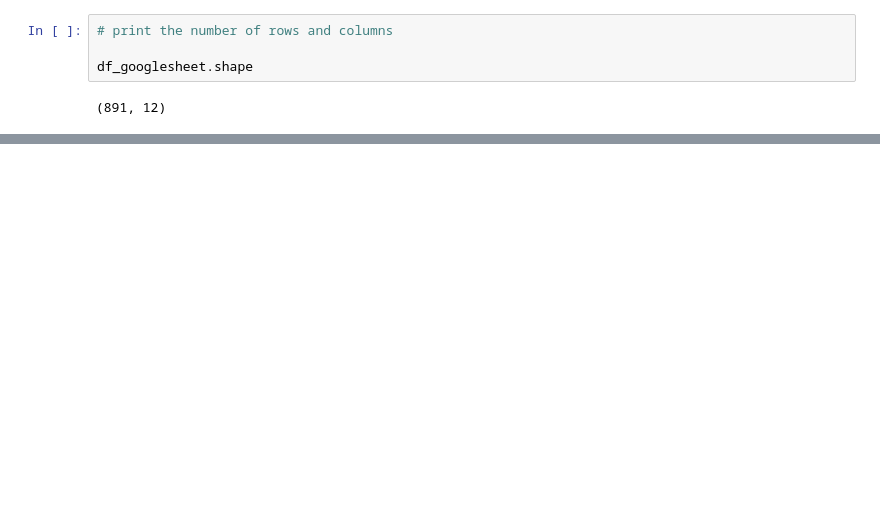
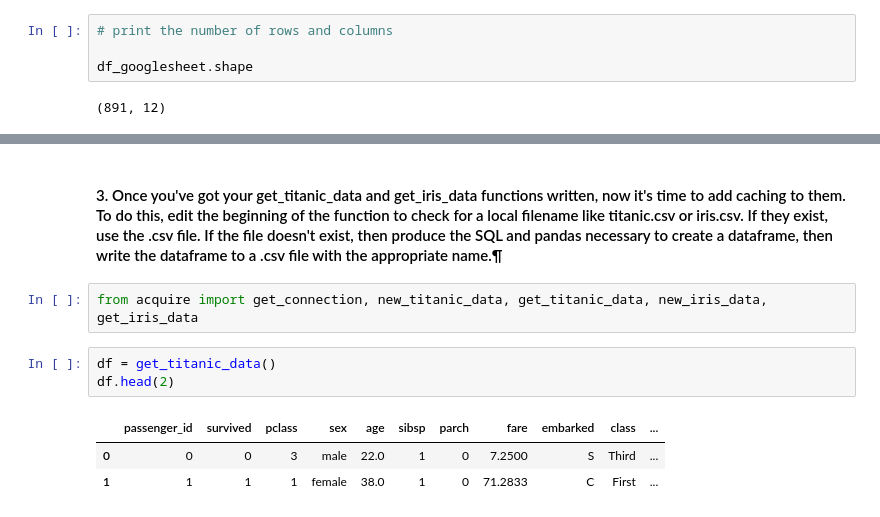
Before and after one commit to lupeluna/classification-exercises, a Jupyter notebook: classification_exercises.ipynb, the cells around one changed output, grey strips where cells are left out. Saved outputs shown, nothing was run; the diff lists cells and outputs as text; blank space fills up the shorter version.

```diff
--- a/classification_exercises.ipynb
+++ b/classification_exercises.ipynb
@@ -226,0 +244,11 @@ Length: 183, dtype: int64
+# %% [markdown]
+#### 3. Once you've got your get_titanic_data and get_iris_data functions written, now it's time to add caching to them. To do this, edit the beginning of the function to check for a local filename like titanic.csv or iris.csv. If they exist, use the .csv file. If the file doesn't exist, then produce the SQL and pandas necessary to create a dataframe, then write the dataframe to a .csv file with the appropriate name.¶
+# %%
+from acquire import get_connection, new_titanic_data, get_titanic_data, new_iris_data, get_iris_data
+# %%
+df = get_titanic_data()
+df.head(2)
+# %% [output]
+|  | passenger_id | survived | pclass | sex | age | sibsp | parch | fare | embarked | class | ... |
+| 0 | 0 | 0 | 3 | male | 22.0 | 1 | 0 | 7.2500 | S | Third | ... |
+| 1 | 1 | 1 | 1 | female | 38.0 | 1 | 0 | 71.2833 | C | First | ... |
```
Also changed, not shown: parts of 39 cells of this notebook.
